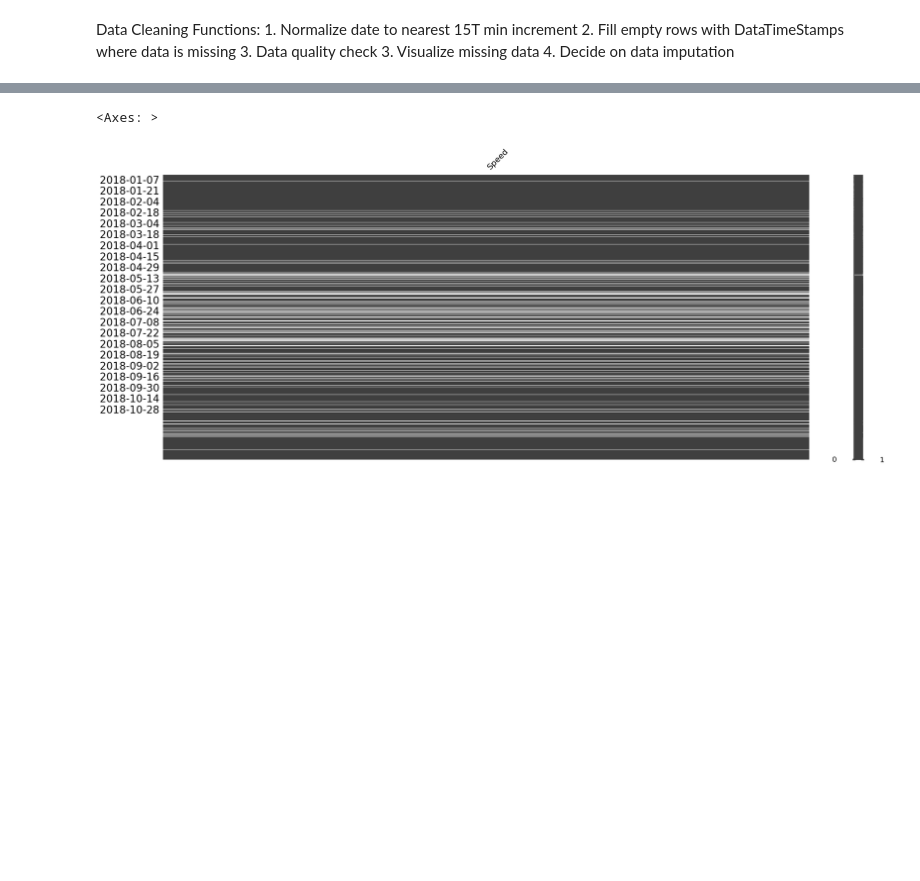
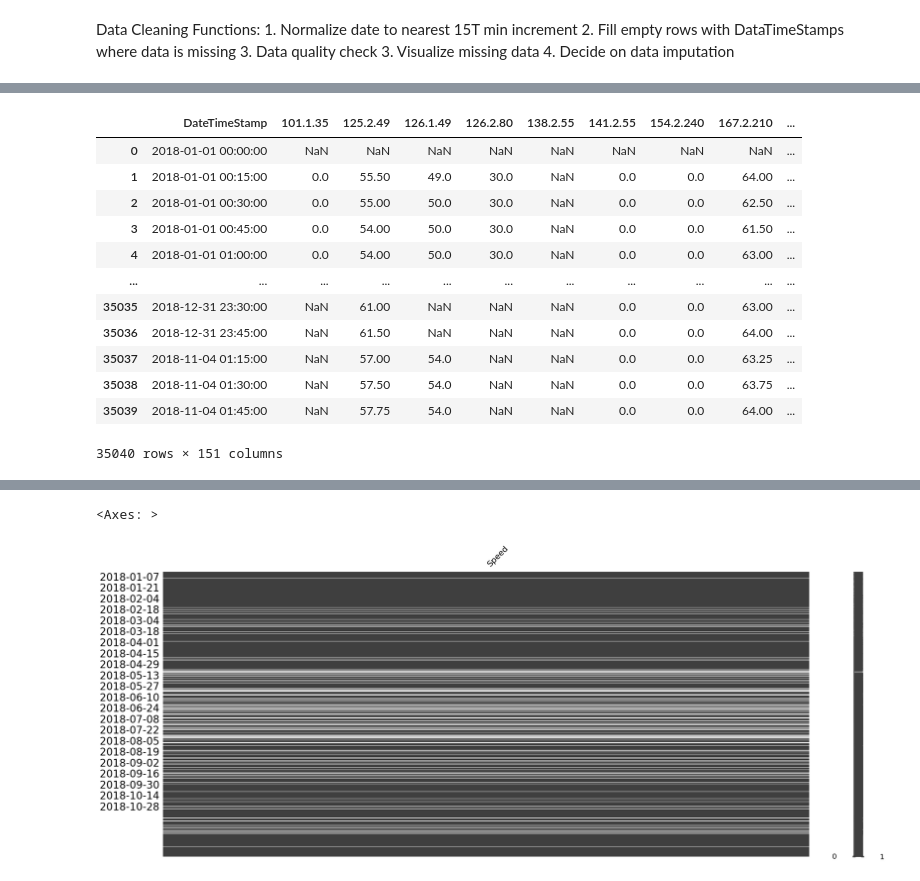
Before and after one commit to tarekbzahid/XIE_dataset_prep, a Jupyter notebook: utils/clean.ipynb, the cells around one changed output, grey strips where cells are left out. Saved outputs shown, nothing was run; the diff lists cells and outputs as text; code cells hidden in the pictures; blank space fills up the shorter version.

```diff
--- a/utils/clean.ipynb
+++ b/utils/clean.ipynb
@@ -221,0 +252,16 @@ print(f"Found {found_sensors} sensor(s) in the directory.")
+# %%
+speed_data_2
+# %% [output]
+|  | DateTimeStamp | 101.1.35 | 125.2.49 | 126.1.49 | 126.2.80 | 138.2.55 | 141.2.55 | 154.2.240 | 167.2.210 | ... |
+| 0 | 2018-01-01 00:00:00 | NaN | NaN | NaN | NaN | NaN | NaN | NaN | NaN | ... |
+| 1 | 2018-01-01 00:15:00 | 0.0 | 55.50 | 49.0 | 30.0 | NaN | 0.0 | 0.0 | 64.00 | ... |
+| 2 | 2018-01-01 00:30:00 | 0.0 | 55.00 | 50.0 | 30.0 | NaN | 0.0 | 0.0 | 62.50 | ... |
+| 3 | 2018-01-01 00:45:00 | 0.0 | 54.00 | 50.0 | 30.0 | NaN | 0.0 | 0.0 | 61.50 | ... |
+| 4 | 2018-01-01 01:00:00 | 0.0 | 54.00 | 50.0 | 30.0 | NaN | 0.0 | 0.0 | 63.00 | ... |
+| ... | ... | ... | ... | ... | ... | ... | ... | ... | ... | ... |
+| 35035 | 2018-12-31 23:30:00 | NaN | 61.00 | NaN | NaN | NaN | 0.0 | 0.0 | 63.00 | ... |
+| 35036 | 2018-12-31 23:45:00 | NaN | 61.50 | NaN | NaN | NaN | 0.0 | 0.0 | 64.00 | ... |
+| 35037 | 2018-11-04 01:15:00 | NaN | 57.00 | 54.0 | NaN | NaN | 0.0 | 0.0 | 63.25 | ... |
+| 35038 | 2018-11-04 01:30:00 | NaN | 57.50 | 54.0 | NaN | NaN | 0.0 | 0.0 | 63.75 | ... |
+| 35039 | 2018-11-04 01:45:00 | NaN | 57.75 | 54.0 | NaN | NaN | 0.0 | 0.0 | 64.00 | ... |
+35040 rows × 151 columns
```
Also changed, not shown: parts of 9 cells of this notebook.
